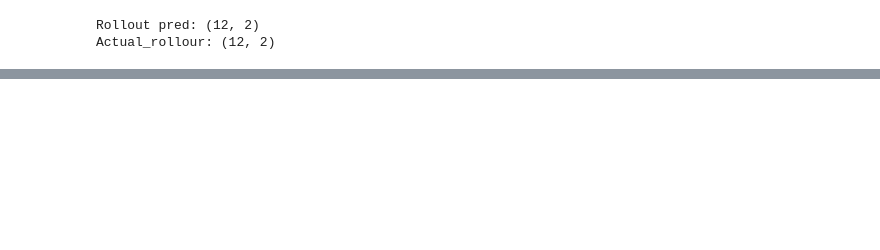
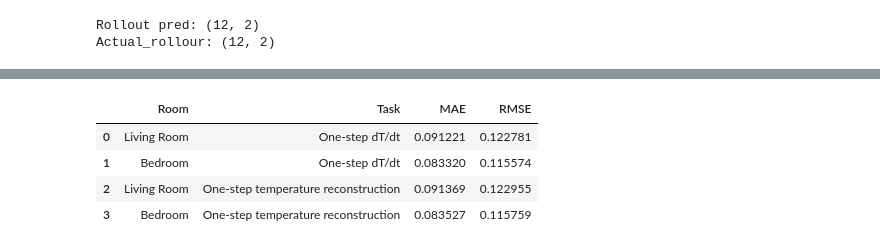
Before and after one commit to sotdousk/residential-thermal-digital-twin, a Jupyter notebook: notebooks/07_pinn_temperature_model.ipynb, the cells around one changed output, grey strips where cells are left out. Cells and saved outputs as stored; diff of their text form; code cells hidden in the pictures; blank space fills up the shorter version.

```diff
--- a/notebooks/07_pinn_temperature_model.ipynb
+++ b/notebooks/07_pinn_temperature_model.ipynb
@@ -585,0 +687,14 @@ for i, target in enumerate(["temp_salon_c", "temp_kids_c"]):
+# %%
+pinn_local_df = pd.DataFrame([
+    {"Room": "Living Room", "Task": "One-step dT/dt", "MAE": metrics_one_step_dTdt["salon"]["MAE"], "RMSE": metrics_one_step_dTdt["salon"]["RMSE"]},
+    {"Room": "Bedroom", "Task": "One-step dT/dt", "MAE": metrics_one_step_dTdt["kids"]["MAE"], "RMSE": metrics_one_step_dTdt["kids"]["RMSE"]},
+    {"Room": "Living Room", "Task": "One-step temperature reconstruction", "MAE": metrics_one_step_temp["salon"]["MAE"], "RMSE": metrics_one_step_temp["salon"]["RMSE"]},
+    {"Room": "Bedroom", "Task": "One-step temperature reconstruction", "MAE": metrics_one_step_temp["kids"]["MAE"], "RMSE": metrics_one_step_temp["kids"]["RMSE"]},
+])
+pinn_local_df
+# %% [output]
+|  | Room | Task | MAE | RMSE |
+| 0 | Living Room | One-step dT/dt | 0.091221 | 0.122781 |
+| 1 | Bedroom | One-step dT/dt | 0.083320 | 0.115574 |
+| 2 | Living Room | One-step temperature reconstruction | 0.091369 | 0.122955 |
+| 3 | Bedroom | One-step temperature reconstruction | 0.083527 | 0.115759 |
```
Also changed, not shown: parts of 43 cells of this notebook.
